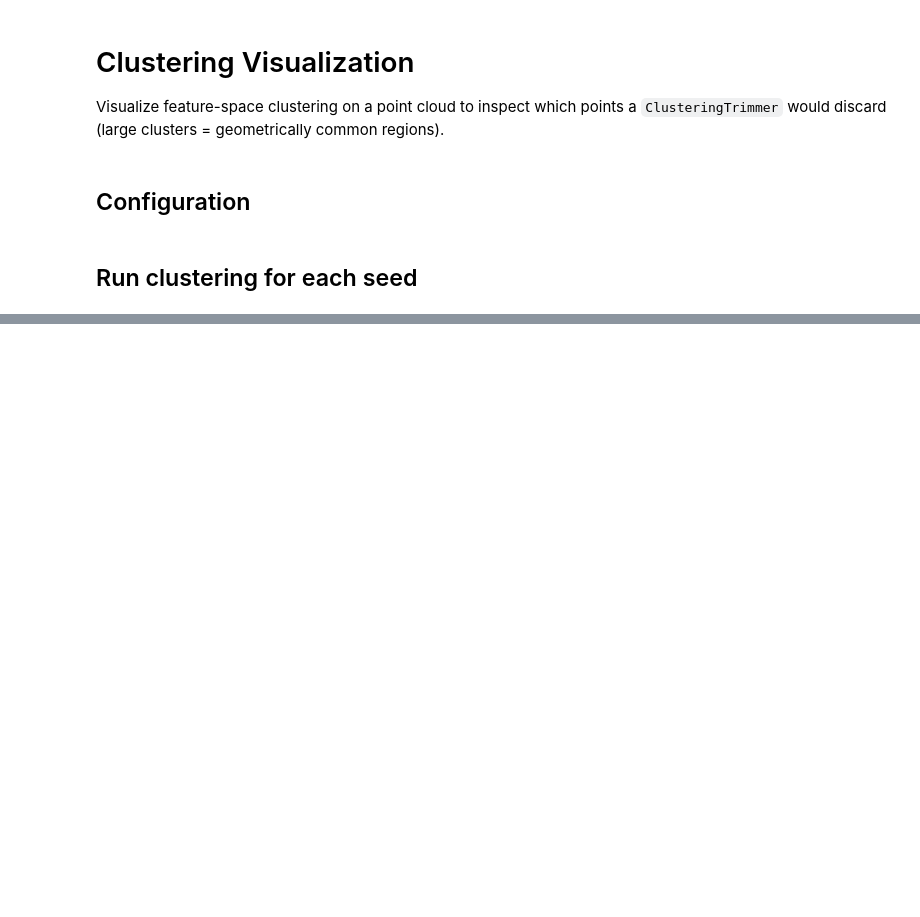
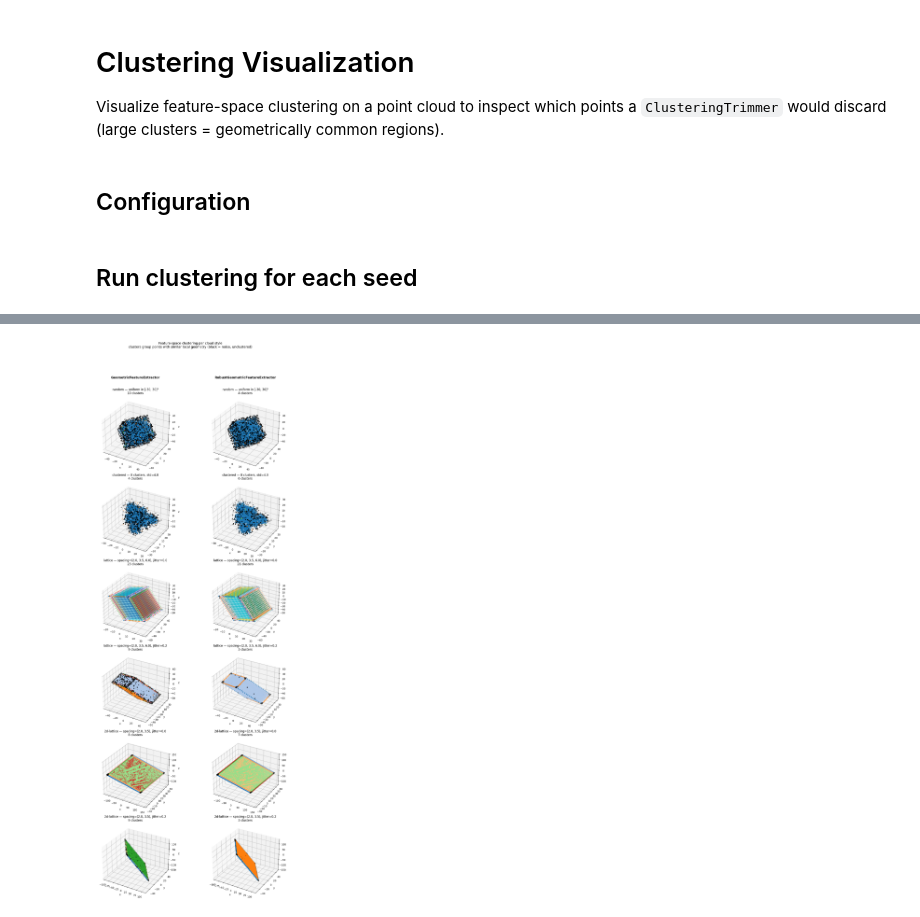
Before and after one commit to AdrianDegenkolb/TransformationRecovery, a Jupyter notebook: notebooks/11_clustering_visualization.ipynb, the cells around one changed output, grey strips where cells are left out. Drawn from its saved outputs; the diff is of its cells as text; code cells hidden in the pictures; blank space fills up the shorter version.

```diff
--- a/notebooks/11_clustering_visualization.ipynb
+++ b/notebooks/11_clustering_visualization.ipynb
@@ -56,15 +109,0 @@ Seed 3: 4 clusters, 416/4970 kept
-# %%
-fig = plt.figure(figsize=(14, 5 * N_SEEDS))
-for i, (cloud, labels, large_labels) in enumerate(results):
-    ax_clusters = fig.add_subplot(N_SEEDS, 2, 2 * i + 1, projection='3d')
-    ax_trimmer  = fig.add_subplot(N_SEEDS, 2, 2 * i + 2, projection='3d')
-
-    ax_clusters.set_title(f'Seed {i} — feature-space clusters (black = noise)')
-    PointCloudVisualizer.plot_cluster_coloring(ax_clusters, cloud, labels)
-
-    ax_trimmer.set_title(f'Seed {i} — trimmer result (gray = discarded)')
-    PointCloudVisualizer.plot_trimmer_result(ax_trimmer, cloud, labels, large_labels)
-
-plt.tight_layout()
-plt.savefig('../results/11_clustering_visualization.png', dpi=300)
-plt.show()
@@ -72,0 +112,71 @@ plt.show()
+# %%
+def render_comparison_grid(
+    plot_cell: Callable[[Axes, tuple], None],
+    suptitle: str,
+    savepath: str,
+) -> None:
+    """Render an (N_SEEDS x len(EXTRACTOR_NAMES)) grid of 3D subplots and save it.
+
+    Columns correspond to feature extractors (see EXTRACTOR_NAMES/results),
+    rows to cloud style/jitter configs (see CONFIGS).
+
+    Args:
+        plot_cell: Called as plot_cell(ax, entry) for each cell, where entry is
+                   one (cloud, labels, large_labels, style, jitter_std) tuple.
+                   Must set the subplot's own title.
+        suptitle: Figure-level title.
+        savepath: Output PNG path.
+    """
+    n_cols = len(EXTRACTOR_NAMES)
+    fig = plt.figure(figsize=(7 * n_cols, 5.4 * N_SEEDS))
+    fig.suptitle(suptitle, fontsize=13)
+
+    axes = [[None] * n_cols for _ in range(N_SEEDS)]
+    for i in range(N_SEEDS):
+        for j, name in enumerate(EXTRACTOR_NAMES):
+            ax = fig.add_subplot(N_SEEDS, n_cols, n_cols * i + j + 1, projection='3d')
+            plot_cell(ax, results[name][i])
+            axes[i][j] = ax
+
+    plt.tight_layout(rect=(0, 0, 1, 0.92))
+
+    # Column headers, placed above the top row using its final (post-tight_layout) position.
+    for j, name in enumerate(EXTRACTOR_NAMES):
+        pos = axes[0][j].get_position()
+        fig.text((pos.x0 + pos.x1) / 2, pos.y1 + 0.03, name, ha='center', fontsize=13, fontweight='bold')
+
+    plt.savefig(savepath, dpi=300)
+    plt.show()
+
+
+def _plot_clusters_cell(ax: Axes, entry: tuple) -> None:
+    """Draw feature-space cluster coloring for one (cloud, labels, ...) result entry."""
+    cloud, labels, large_labels, style, jitter_std = entry
+    n_clusters = np.unique(labels[labels >= 0]).size
+    PointCloudVisualizer.plot_cluster_coloring(ax, cloud, labels)
+    ax.set_title(f'{cloud_description(style, jitter_std)}\n{n_clusters} clusters')
+
+
+def _plot_trimmer_cell(ax: Axes, entry: tuple) -> None:
+    """Draw trimmer keep/discard result for one (cloud, labels, ...) result entry."""
+    cloud, labels, large_labels, style, jitter_std = entry
+    n_kept = (~np.isin(labels, list(large_labels))).sum()
+    PointCloudVisualizer.plot_trimmer_result(ax, cloud, labels, large_labels)
+    ax.set_title(f'kept {n_kept}/{len(cloud)}')
+
+
+render_comparison_grid(
+    _plot_clusters_cell,
+    'Feature-space clustering per cloud style\nclusters group points with similar local '
+    'geometry (black = noise, unclustered)',
+    '../results/11_clustering_visualization_clusters.png',
+)
+
+render_comparison_grid(
+    _plot_trimmer_cell,
+    'Trimmer result per cloud style\nthe trimmer discards large clusters (gray) as '
+    'geometrically common regions',
+    '../results/11_clustering_visualization_trimmer.png',
+)
+# %% [output]
+[figure, added]
```
Also changed, not shown: parts of 8 cells of this notebook, 3 other files.
